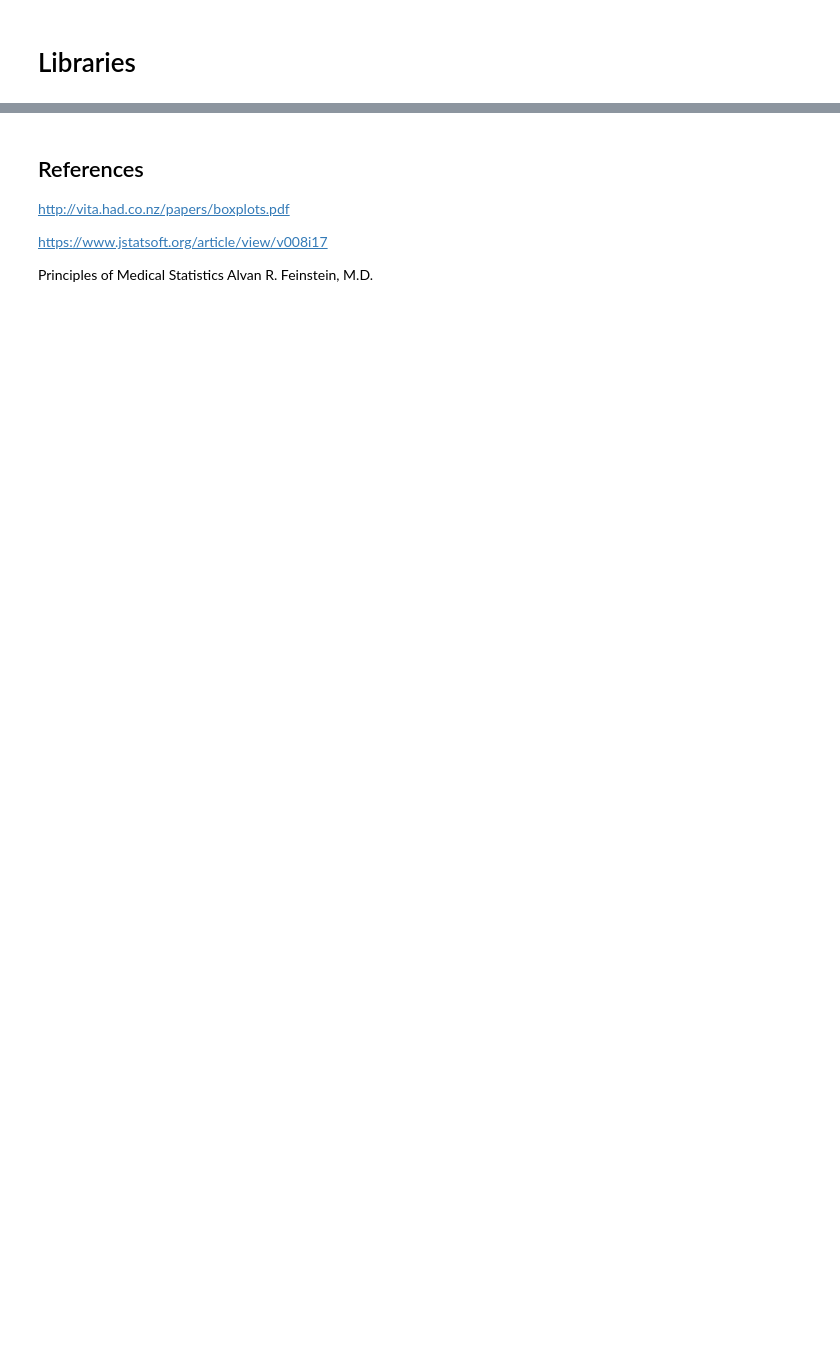
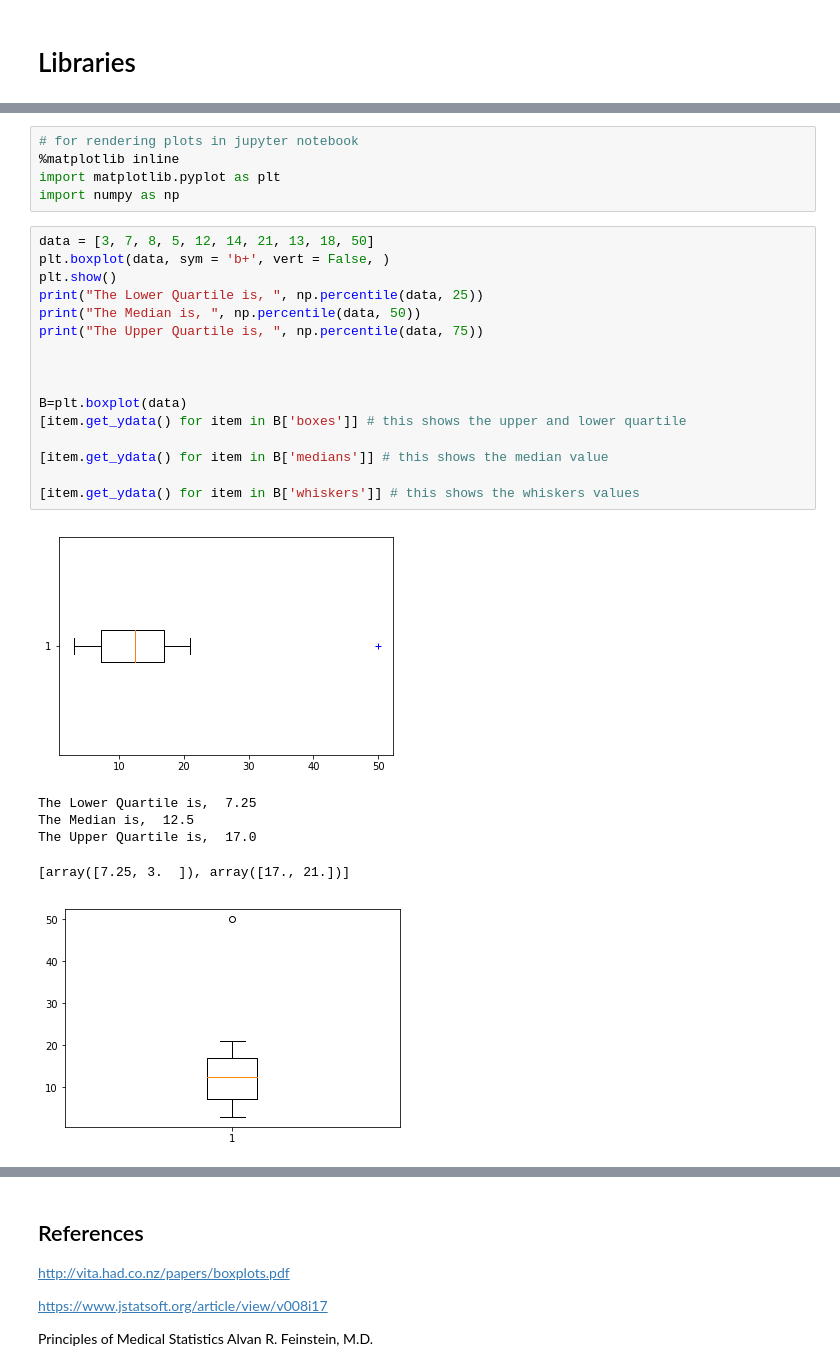
Before and after one commit to Osheah/foda-project, a Jupyter notebook: Boxplot.ipynb, the cells around one changed output, grey strips where cells are left out. Cells and saved outputs as stored; diff of their text form; blank space fills up the shorter version.

Commit message:
added some plt.boxplot input descriptions

```diff
--- a/Boxplot.ipynb
+++ b/Boxplot.ipynb
@@ -62,0 +152,28 @@ TypeError: 'list' object cannot be interpreted as an integer
+# %%
+# for rendering plots in jupyter notebook
+%matplotlib inline
+import matplotlib.pyplot as plt
+import numpy as np
+# %%
+data = [3, 7, 8, 5, 12, 14, 21, 13, 18, 50]
+plt.boxplot(data, sym = 'b+', vert = False, )
+plt.show()
+print("The Lower Quartile is, ", np.percentile(data, 25))
+print("The Median is, ", np.percentile(data, 50))
+print("The Upper Quartile is, ", np.percentile(data, 75))
+
+
+
+B=plt.boxplot(data)
+[item.get_ydata() for item in B['boxes']] # this shows the upper and lower quartile
+
+[item.get_ydata() for item in B['medians']] # this shows the median value
+
+[item.get_ydata() for item in B['whiskers']] # this shows the whiskers values
+# %% [output]
+[figure, added]
+The Lower Quartile is,  7.25
+The Median is,  12.5
+The Upper Quartile is,  17.0
+[array([7.25, 3.  ]), array([17., 21.])]
+[figure, added]
```
Also changed, not shown: parts of 25 cells of this notebook, 1 other file.
